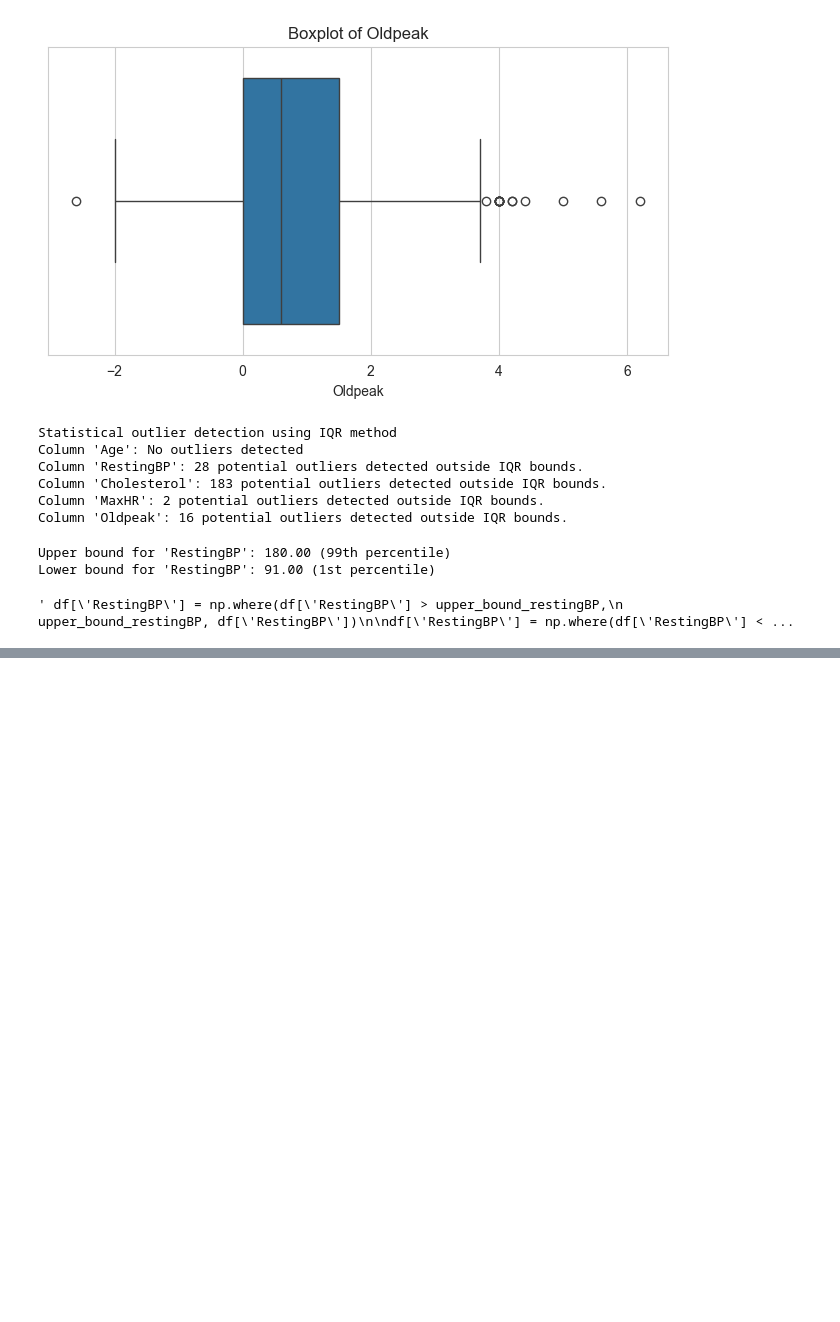
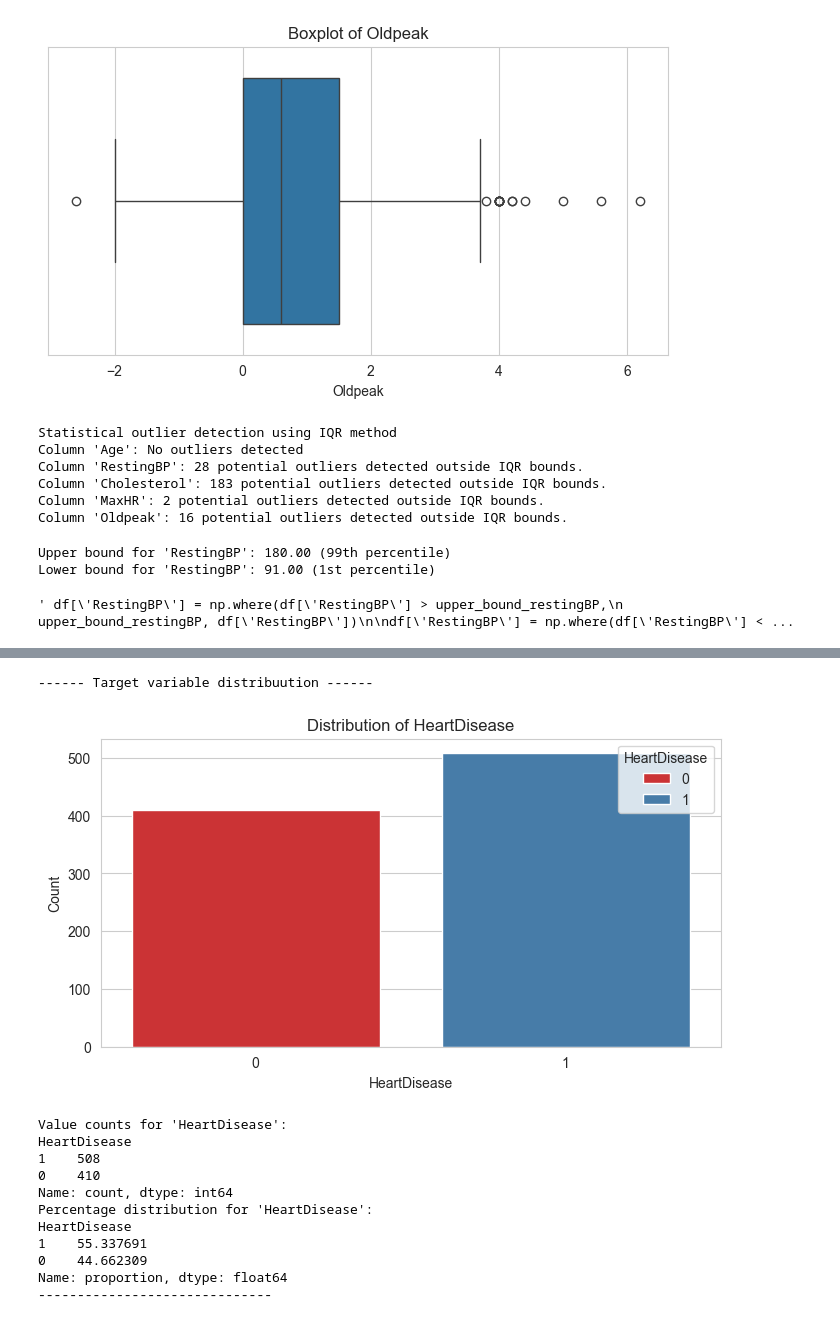
Before and after one commit to eblack007/HeartDiseaseProject, a Jupyter notebook: notebooks/01_eda_and_cleaning.ipynb, the cells around one changed output, grey strips where cells are left out. Saved outputs shown, nothing was run; the diff lists cells and outputs as text; code cells hidden in the pictures; blank space fills up the shorter version.

```diff
--- a/notebooks/01_eda_and_cleaning.ipynb
+++ b/notebooks/01_eda_and_cleaning.ipynb
@@ -196,0 +375,28 @@ if 'Cholesterol' in df:
+# %%
+print("------ Target variable distribuution ------")
+plt.figure(figsize=(8, 4))
+sns.countplot(x=df[target_feature], hue=df[target_feature], palette='Set1')
+plt.title(f'Distribution of {target_feature}')
+plt.xlabel(target_feature)
+plt.ylabel('Count')
+plt.show()
+
+print(f"\nValue counts for '{target_feature}':")
+print(df[target_feature].value_counts())
+print(f"Percentage distribution for '{target_feature}':")
+print(df[target_feature].value_counts(normalize=True) * 100)
+print("-" * 30)
+# %% [output]
+------ Target variable distribuution ------
+[figure, added]
+Value counts for 'HeartDisease':
+HeartDisease
+1    508
+0    410
+Name: count, dtype: int64
+Percentage distribution for 'HeartDisease':
+HeartDisease
+1    55.337691
+0    44.662309
+Name: proportion, dtype: float64
+------------------------------
```
Also changed, not shown: parts of 10 cells of this notebook.
